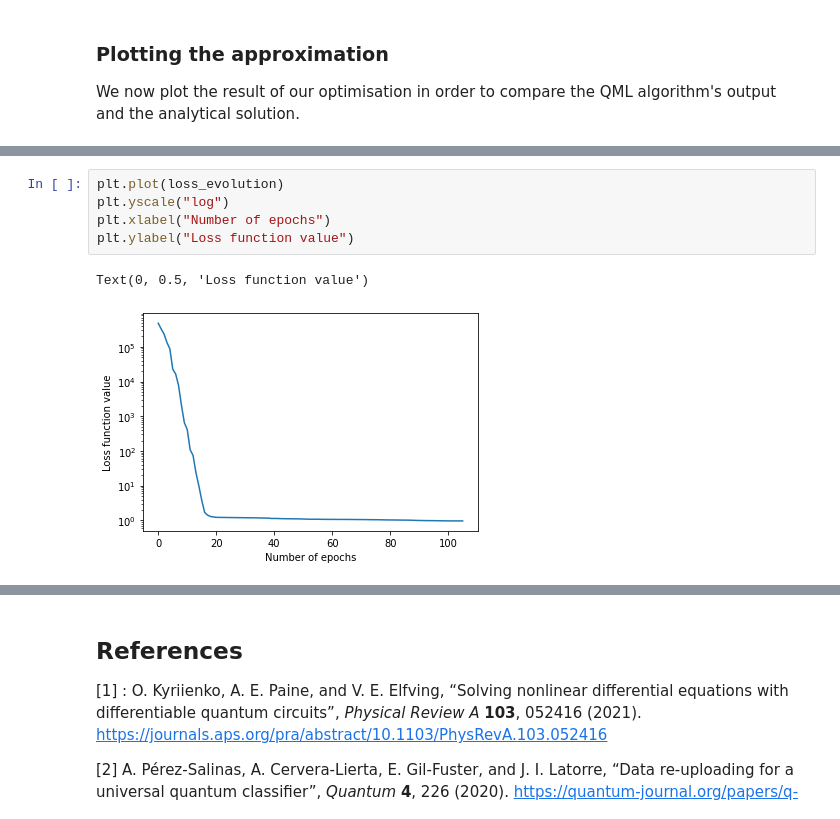
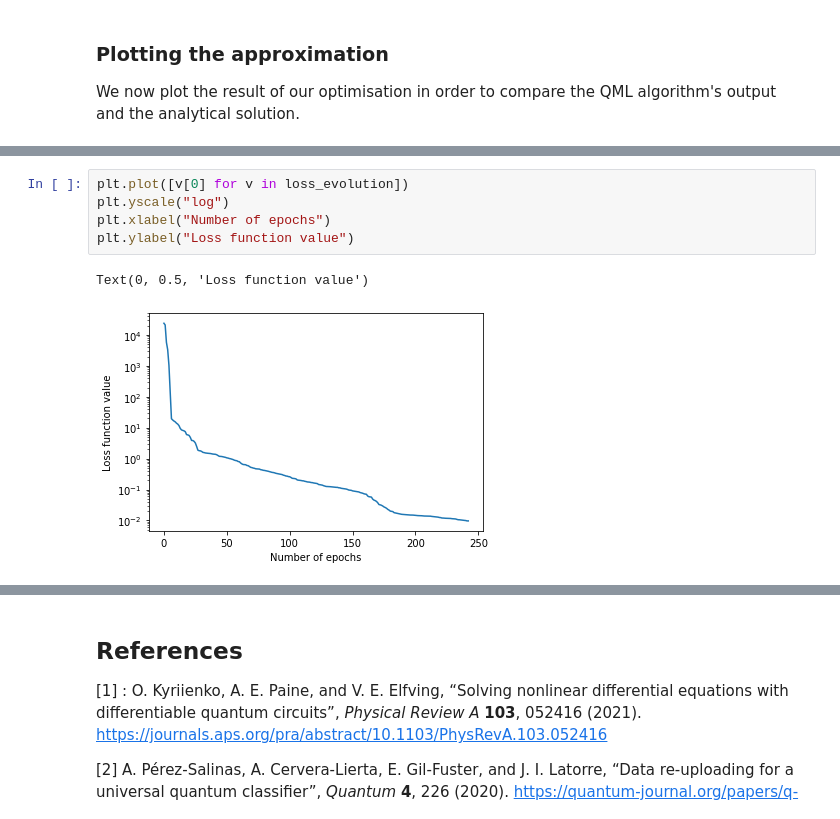
Before and after one commit to Quandela/Perceval, a Jupyter notebook: docs/source/notebooks/Differential equation solving.ipynb, the cells around one changed output, grey strips where cells are left out. Cells and saved outputs as stored; diff of their text form.

```diff
--- a/docs/source/notebooks/Differential equation solving.ipynb
+++ b/docs/source/notebooks/Differential equation solving.ipynb
@@ -304,8 +267,8 @@ plot_solution(res.x, lambda_random)
 # %%
-plt.plot(loss_evolution)
+plt.plot([v[0] for v in loss_evolution])
 plt.yscale("log")
 plt.xlabel("Number of epochs")
 plt.ylabel("Loss function value")
 # %% [output]
 Text(0, 0.5, 'Loss function value')
-[figure, old version]
+[figure, new version]
```
Also changed, not shown: parts of 28 cells of this notebook.
